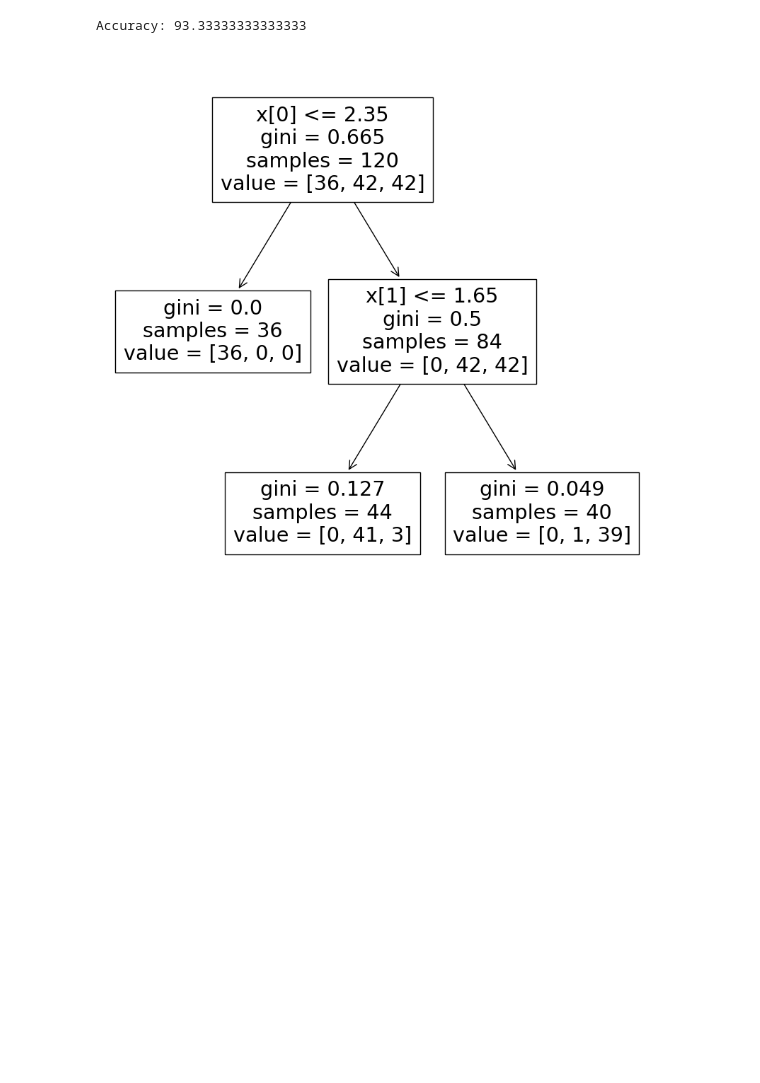
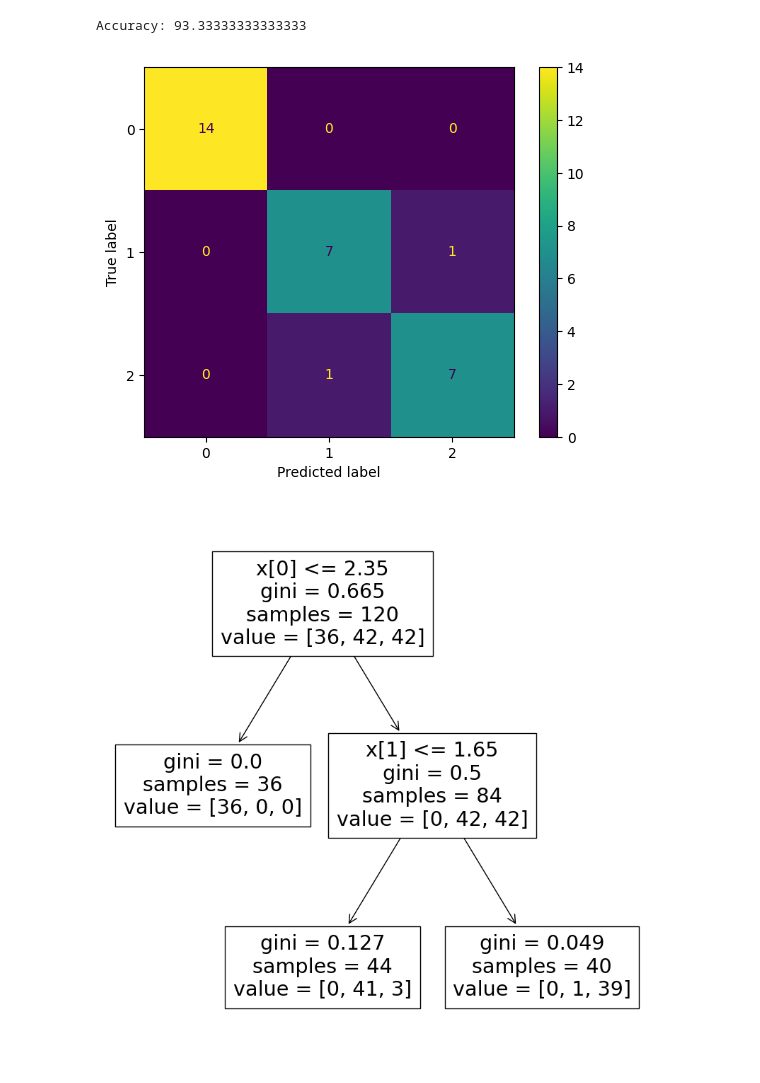
Before and after one commit to SangyunT/NATL-DS-051523, a Jupyter notebook: Phase3/decision_tree_modeling_070523.ipynb, the cells around one changed output. Saved outputs shown, nothing was run; the diff lists cells and outputs as text; code cells hidden in the pictures; blank space fills up the shorter version.

```diff
--- a/Phase3/decision_tree_modeling_070523.ipynb
+++ b/Phase3/decision_tree_modeling_070523.ipynb
@@ -203,3 +201,19 @@ plot_confusion_matrix(tree_clf, X_test, y_test);
+# %%
+from sklearn.svm import SVC
+from sklearn.metrics import ConfusionMatrixDisplay
+import matplotlib.pyplot as plt
+from sklearn.metrics import confusion_matrix
+
+cm = confusion_matrix(y_test, y_pred)
+
+clf = SVC()
+clf.fit(X_train, y_train)
+disp = ConfusionMatrixDisplay(cm)
+disp.plot()
+plt.show()
+# plot_confusion_matrix(tree_clf, X_test, y_test);
+# %% [output]
+[figure, added]
 # %%
 f, ax = plt.subplots(figsize=(10, 10))
 plot_tree(tree_clf, ax=ax);
```
Also changed, not shown: parts of 1 cell of this notebook.
